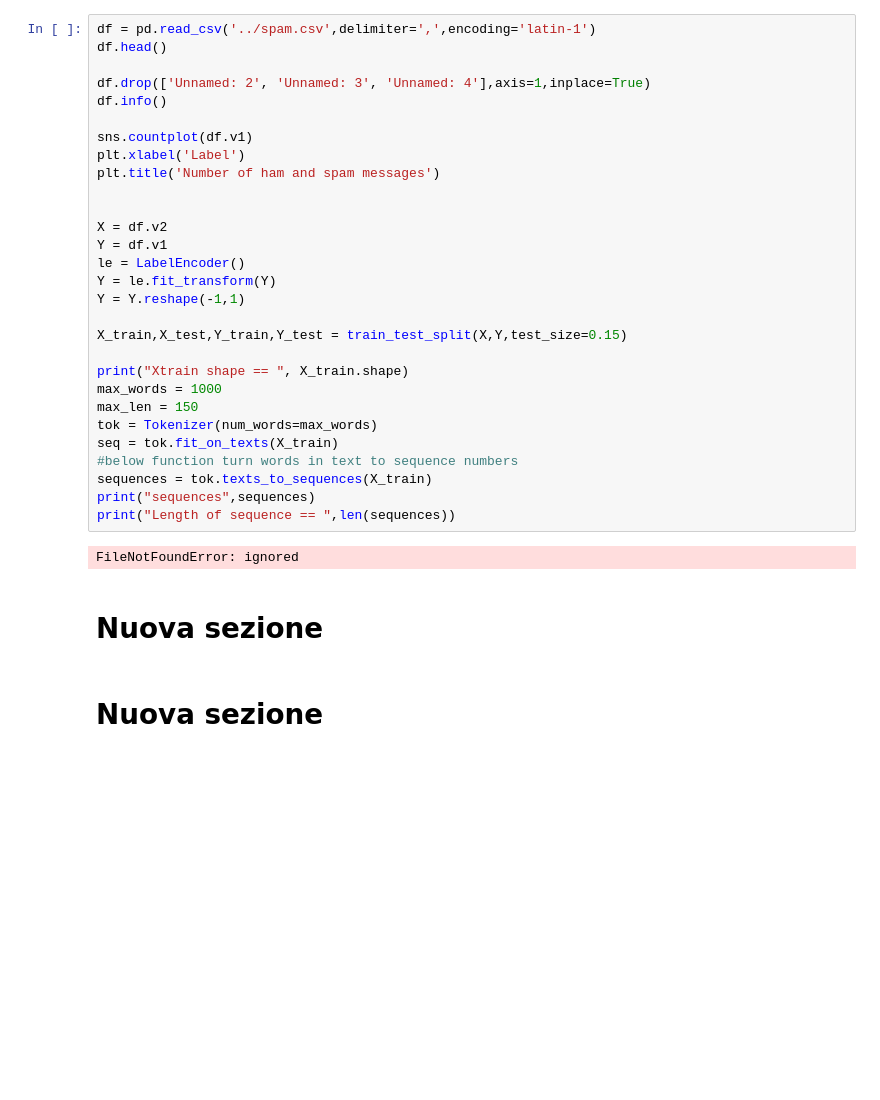
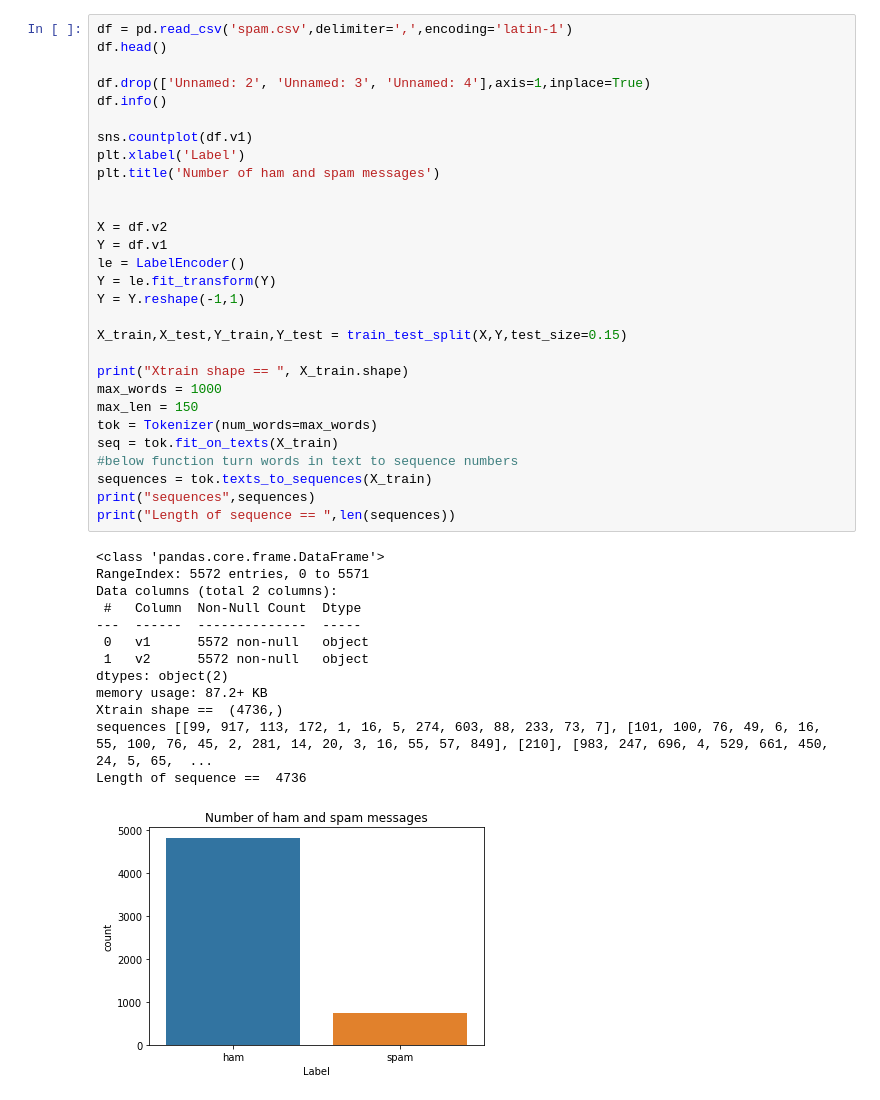
Before and after one commit to DanyOrtu97/LSTM-Spam-Detector, a Jupyter notebook: SpamDetector.ipynb, the cells around one changed output. Saved outputs shown, nothing was run; the diff lists cells and outputs as text; blank space fills up the shorter version.

```diff
--- a/SpamDetector.ipynb
+++ b/SpamDetector.ipynb
@@ -15,39 +15,47 @@ from keras.callbacks import EarlyStopping
 %matplotlib inline
 # %%
-df = pd.read_csv('../spam.csv',delimiter=',',encoding='latin-1')
+df = pd.read_csv('spam.csv',delimiter=',',encoding='latin-1')
 df.head()
 
 df.drop(['Unnamed: 2', 'Unnamed: 3', 'Unnamed: 4'],axis=1,inplace=True)
 df.info()
 
 sns.countplot(df.v1)
 plt.xlabel('Label')
 plt.title('Number of ham and spam messages')
 
 
 X = df.v2
 Y = df.v1
 le = LabelEncoder()
 Y = le.fit_transform(Y)
 Y = Y.reshape(-1,1)
 
 X_train,X_test,Y_train,Y_test = train_test_split(X,Y,test_size=0.15)
 
 print("Xtrain shape == ", X_train.shape)
 max_words = 1000
 max_len = 150
 tok = Tokenizer(num_words=max_words)
 seq = tok.fit_on_texts(X_train)
 #below function turn words in text to sequence numbers
 sequences = tok.texts_to_sequences(X_train)
 print("sequences",sequences)
 print("Length of sequence == ",len(sequences))
 # %% [output]
-FileNotFoundError: ignored
+<class 'pandas.core.frame.DataFrame'>
+RangeIndex: 5572 entries, 0 to 5571
+Data columns (total 2 columns):
+ #   Column  Non-Null Count  Dtype
+---  ------  --------------  -----
+ 0   v1      5572 non-null   object
+ 1   v2      5572 non-null   object
+dtypes: object(2)
+memory usage: 87.2+ KB
+Xtrain shape ==  (4736,)
+sequences [[99, 917, 113, 172, 1, 16, 5, 274, 603, 88, 233, 73, 7], [101, 100, 76, 49, 6, 16, 55, 100, 76, 45, 2, 281, 14, 20, 3, 16, 55, 57, 849], [210], [983, 247, 696, 4, 529, 661, 450, 24, 5, 65,  ...
+Length of sequence ==  4736
+[figure, added]
-# %% [markdown]
-# Nuova sezione
-# %% [markdown]
-# Nuova sezione
 # %%
 #This function transforms a list of num_samples sequences (lists of integers) into a 2D
 #Numpy array of shape (num_samples, num_timesteps). num_timesteps
```
Also changed, not shown: parts of 8 cells of this notebook, 5 other files.
